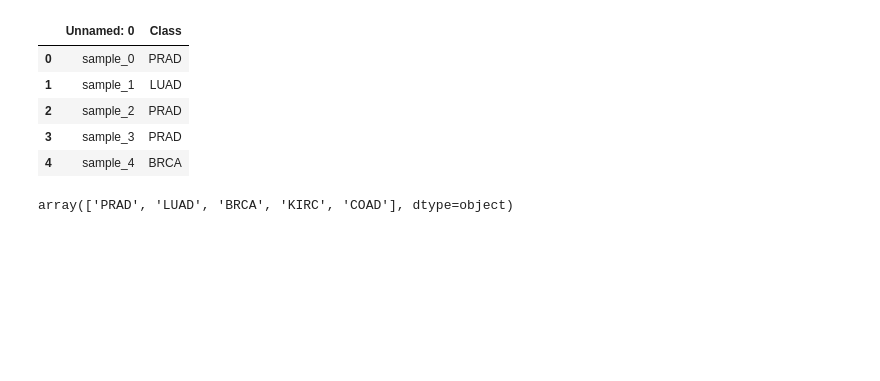
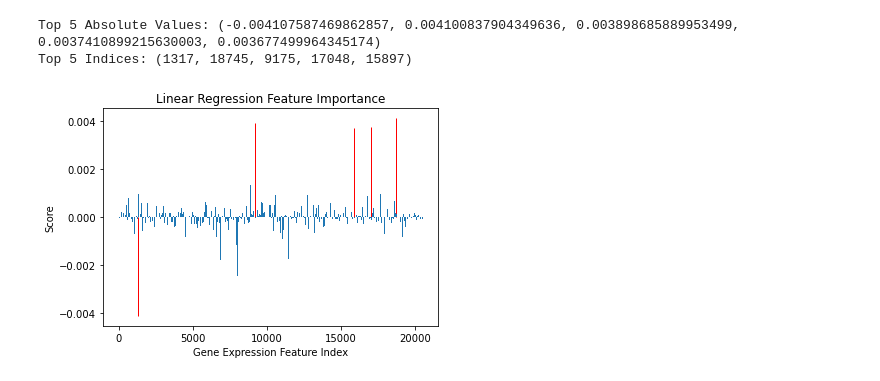
Before and after one commit to Veritas-ATX/ml4fg_class_project, a Jupyter notebook: data_analysis.ipynb, the cells around one changed output. Drawn from its saved outputs; the diff is of its cells as text; code cells hidden in the pictures; blank space fills up the shorter version.

Commit message:
Data analysis file upload

```diff
--- a/data_analysis.ipynb
+++ b/data_analysis.ipynb
@@ -37,13 +0,0 @@ len(zeros)
-# %%
-y_data.head()
-# %% [output]
-|  | Unnamed: 0 | Class |
-| 0 | sample_0 | PRAD |
-| 1 | sample_1 | LUAD |
-| 2 | sample_2 | PRAD |
-| 3 | sample_3 | PRAD |
-| 4 | sample_4 | BRCA |
-# %%
-y_data['Class'].unique()
-# %% [output]
-array(['PRAD', 'LUAD', 'BRCA', 'KIRC', 'COAD'], dtype=object)
@@ -49,0 +9,59 @@ array(['PRAD', 'LUAD', 'BRCA', 'KIRC', 'COAD'], dtype=object)
+# %%
+# Path to files
+data_csv = 'data.csv'
+labels_csv = 'labels.csv'
+
+# Read files into dataframe
+df_data = pd.read_csv(data_csv)
+df_labels = pd.read_csv(labels_csv)
+
+# Merge dfs as table and display it
+df_merged = pd.merge(df_data, df_labels, left_on='Unnamed: 0', right_on='Unnamed: 0')
+df_merged
+
+# Save as CSV
+first_and_last_rows = pd.concat([df_merged.head(5), df_merged.tail(5)])
+first_and_last_rows.to_csv('merged_table.csv', index=False)
+# df_merged.to_csv('merged_table.csv', index=False)
+# %%
+# linear regression feature importance
+from sklearn.linear_model import LinearRegression
+from matplotlib import pyplot
+from sklearn.preprocessing import LabelEncoder
+
+# Fix df_data and df_labels
+df_d = df_data.drop(df_data.columns[0], axis=1)
+df_l = df_labels.drop(df_labels.columns[0], axis=1)
+
+# Convert string labels to numerical labels
+label_encoder = LabelEncoder()
+df_l_encoded = label_encoder.fit_transform(df_l.values.ravel())
+
+# Define the model and fit it, get its importance
+model = LinearRegression()
+model.fit(df_d, df_l_encoded)
+importance = model.coef_
+
+# Get the indices and values of the top 5 elements (by abs value)
+top_5_indices_values = sorted(enumerate(importance), key=lambda x: abs(x[1]), reverse=True)[:5]
+top_5_indices, top_5_values = zip(*top_5_indices_values)
+print("Top 5 Absolute Values:", top_5_values)
+print("Top 5 Indices:", top_5_indices)
+
+# Plot feature importance
+bar_plot = pyplot.bar(range(len(importance)), importance)
+pyplot.xlabel('Gene Expression Feature Index')
+pyplot.ylabel('Score')
+pyplot.title('Linear Regression Feature Importance')
+
+# Highlight the top 5 bars with red
+for idx in top_5_indices:
+    bar_plot[idx].set_color('red')
+
+# Get figure
+plt.savefig('Feature_Linear.png', bbox_inches='tight')
+pyplot.show()
+# %% [output]
+Top 5 Absolute Values: (-0.004107587469862857, 0.004100837904349636, 0.003898685889953499, 0.0037410899215630003, 0.003677499964345174)
+Top 5 Indices: (1317, 18745, 9175, 17048, 15897)
+[figure, added]
```
Also changed, not shown: parts of 9 cells of this notebook.
